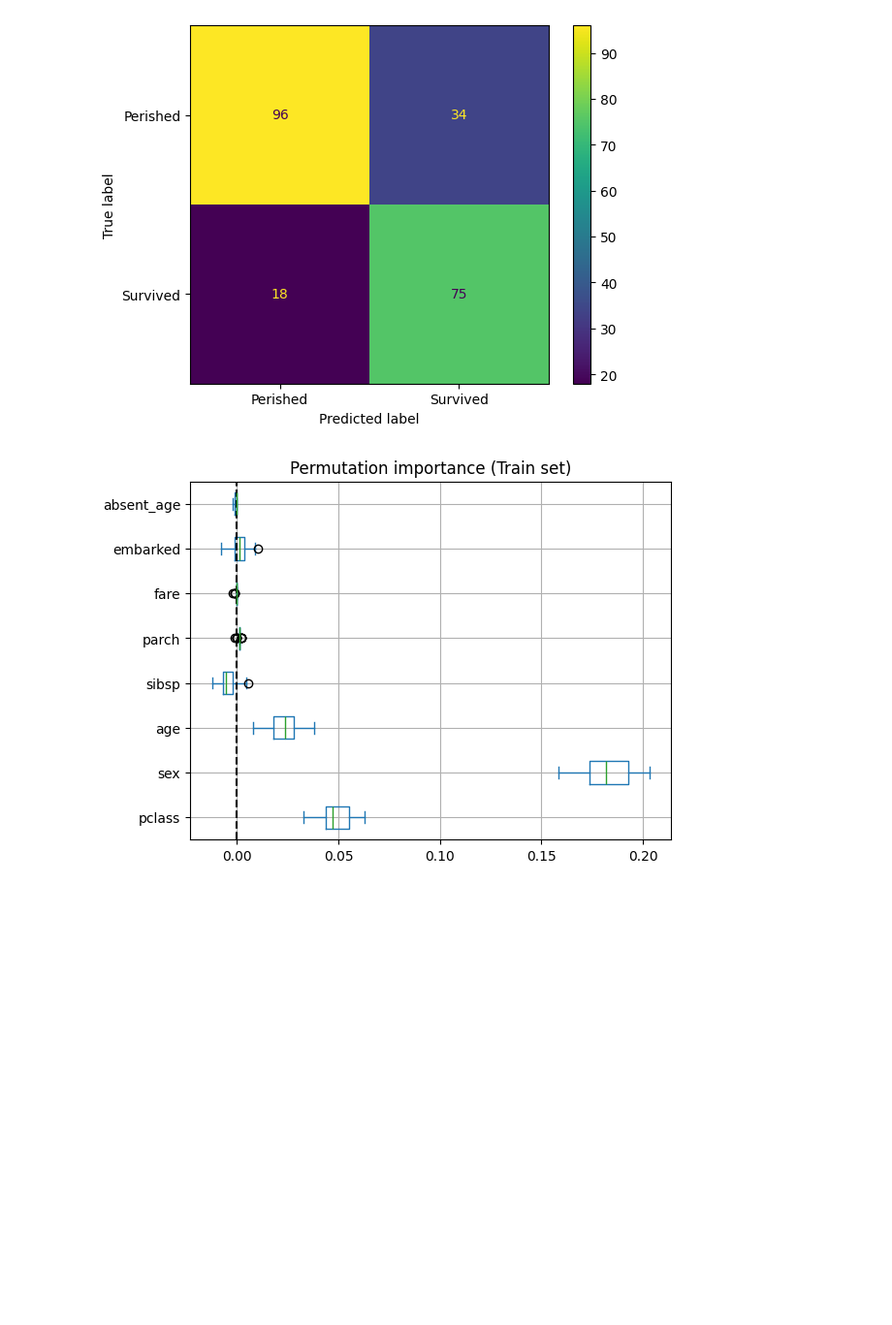
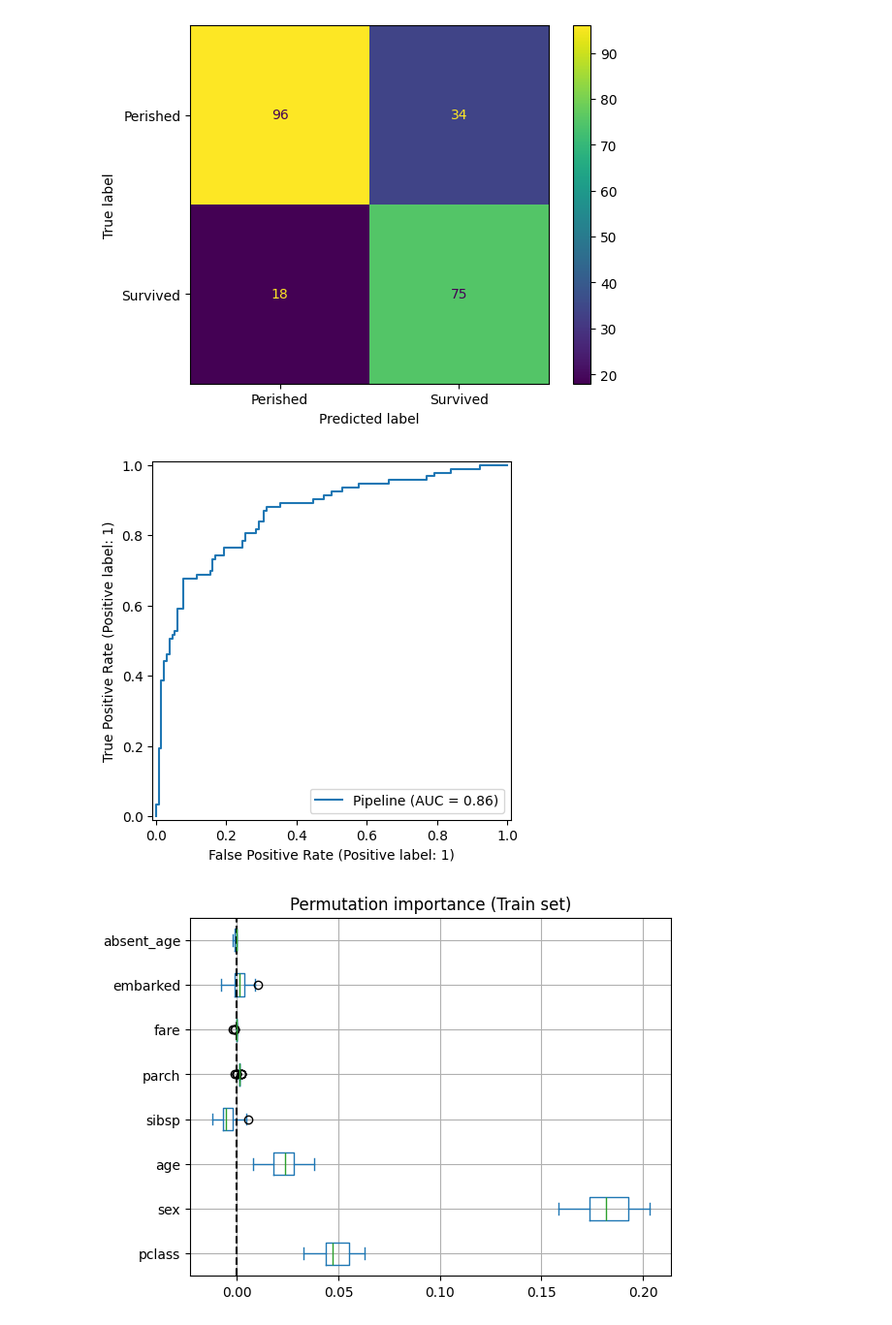
Before and after one commit to alexismenanieves/4Geeks, a Jupyter notebook: Titanic_Analysis_Model.ipynb, the cells around one changed output. Shown at 97% size. Cells and saved outputs as stored; diff of their text form; code cells hidden in the pictures; blank space fills up the shorter version.

```diff
--- a/Titanic_Analysis_Model.ipynb
+++ b/Titanic_Analysis_Model.ipynb
@@ -265,6 +266,14 @@ plt.show()
 # %% [output]
 Accuracy: 0.767
 [figure]
+# %%
+# 4.7 Visualize the probabilities of scores of the classifier
+RocCurveDisplay.from_estimator(
+    clf_lr, X_test, y_test_enc
+)
+plt.show()
+# %% [output]
+[figure, added]
 # %%
 # 4.7 Evaluate the importance of the variables in predicting an outcome
 importance = permutation_importance(clf_lr, X_train, y_train_enc, n_repeats=25, random_state=2024)
```
Also changed, not shown: parts of 6 cells of this notebook.
